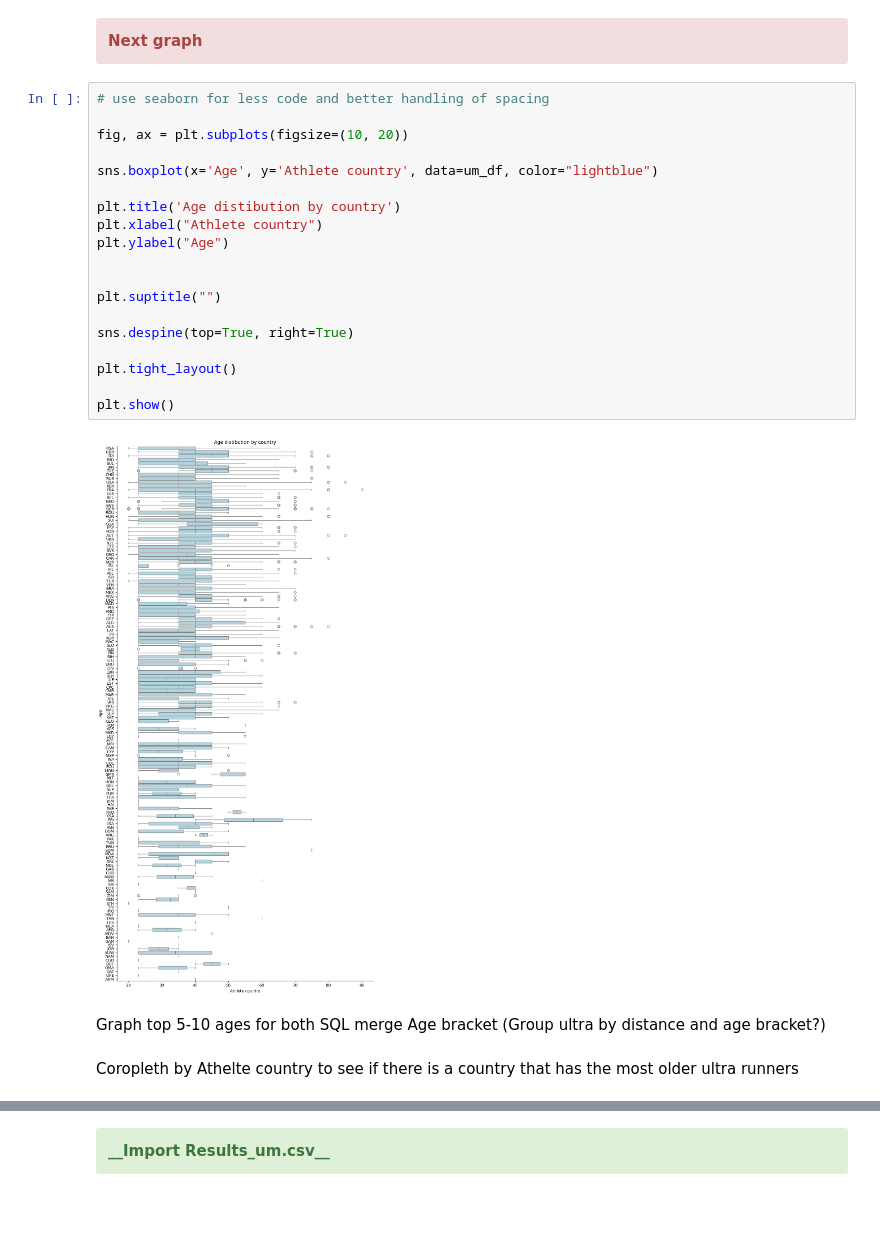
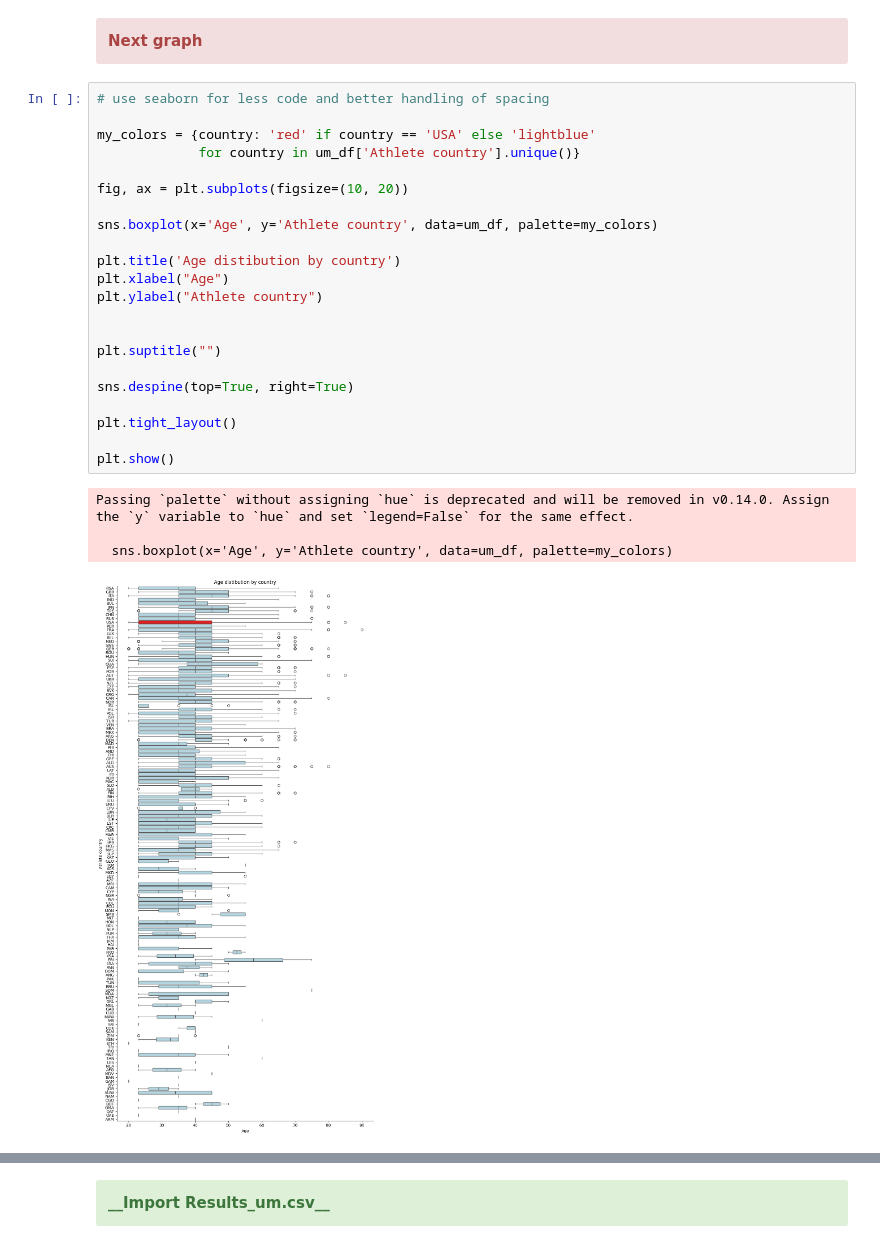
Before and after one commit to RunningBaldMan/Age_and_Endurance, a Jupyter notebook: Endurance_Beyond_Youth.ipynb, the cells around one changed output, grey strips where cells are left out. Saved outputs shown, nothing was run; the diff lists cells and outputs as text; blank space fills up the shorter version.

```diff
--- a/Endurance_Beyond_Youth.ipynb
+++ b/Endurance_Beyond_Youth.ipynb
@@ -636,26 +636,27 @@ um_df['Age Bracket'] = um_df['Age'].map(athlete_age_category)
 # %%
 # use seaborn for less code and better handling of spacing
 
+my_colors = {country: 'red' if country == 'USA' else 'lightblue'
+             for country in um_df['Athlete country'].unique()}
+
 fig, ax = plt.subplots(figsize=(10, 20))
 
-sns.boxplot(x='Age', y='Athlete country', data=um_df, color="lightblue")
+sns.boxplot(x='Age', y='Athlete country', data=um_df, palette=my_colors)
 
 plt.title('Age distibution by country')
-plt.xlabel("Athlete country")
-plt.ylabel("Age")
+plt.xlabel("Age")
+plt.ylabel("Athlete country")
 
 
 plt.suptitle("")
 
 sns.despine(top=True, right=True)
 
 plt.tight_layout()
 
 plt.show()
 # %% [output]
+Passing `palette` without assigning `hue` is deprecated and will be removed in v0.14.0. Assign the `y` variable to `hue` and set `legend=False` for the same effect.
+
+  sns.boxplot(x='Age', y='Athlete country', data=um_df, palette=my_colors)
-[figure, old version]
+[figure, new version]
-# %% [markdown]
-Graph top 5-10 ages for both
-SQL merge Age bracket (Group ultra by distance and age bracket?)
-# %% [markdown]
-Coropleth by Athelte country to see if there is a country that has the most older ultra runners
```
Also changed, not shown: parts of 20 cells of this notebook.
